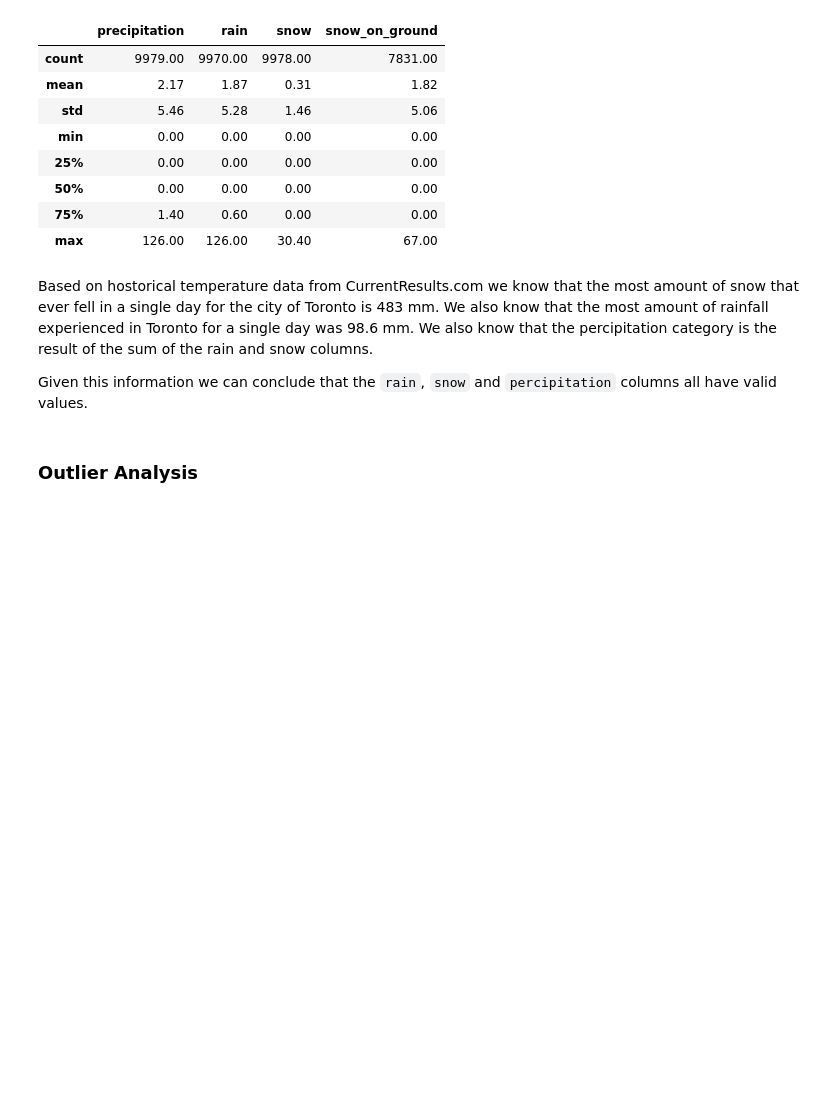
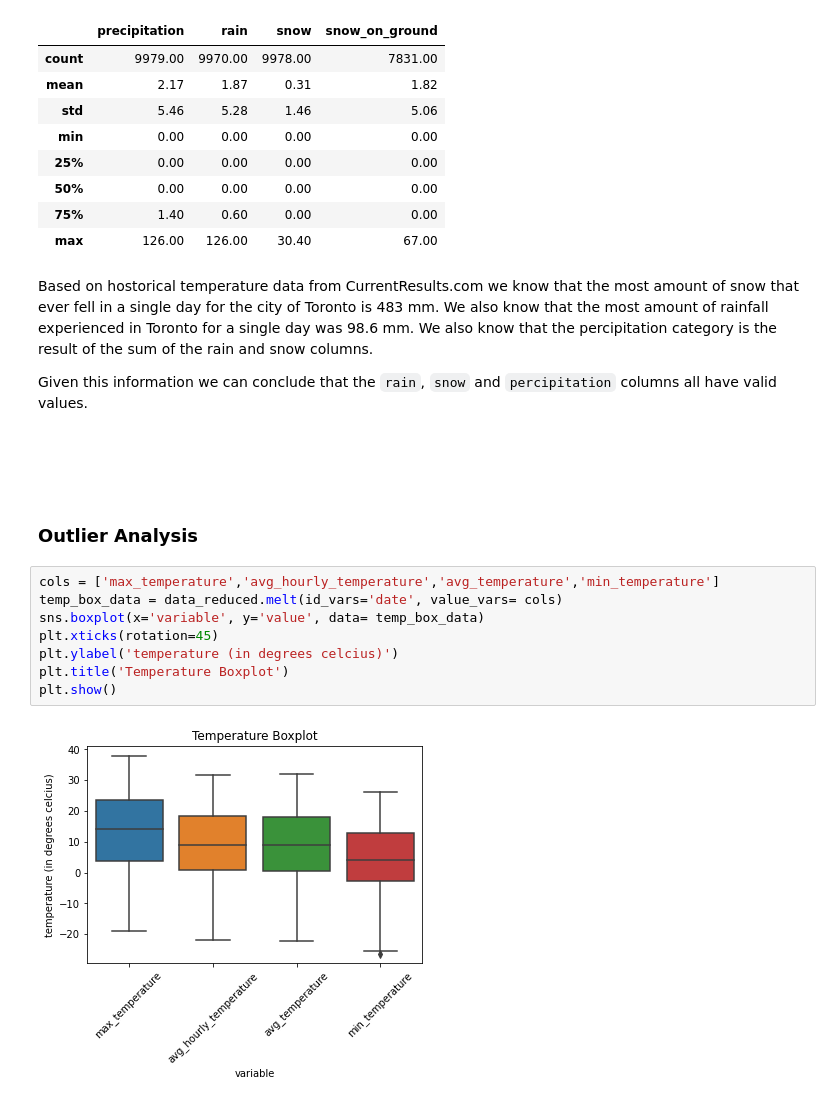
Before and after one commit to sampso29/Toronto-Rain-Prediction-, a Jupyter notebook: Toronto Rain Prediction.ipynb, the cells around one changed output. Drawn from its saved outputs; the diff is of its cells as text; blank space fills up the shorter version.

```diff
--- a/Toronto Rain Prediction.ipynb
+++ b/Toronto Rain Prediction.ipynb
@@ -377,4 +389,17 @@ Based on hostorical temperature data from CurrentResults.com we know that the mo
 
 Given this information we can conclude that the `rain`, `snow` and `percipitation` columns all have valid values.
 # %% [markdown]
+<br></br>
+<br></br>
+<br></br>
 ### Outlier Analysis
+# %%
+cols = ['max_temperature','avg_hourly_temperature','avg_temperature','min_temperature']
+temp_box_data = data_reduced.melt(id_vars='date', value_vars= cols)
+sns.boxplot(x='variable', y='value', data= temp_box_data)
+plt.xticks(rotation=45)
+plt.ylabel('temperature (in degrees celcius)')
+plt.title('Temperature Boxplot')
+plt.show()
+# %% [output]
+[figure, added]
```
Also changed, not shown: parts of 11 cells of this notebook.
